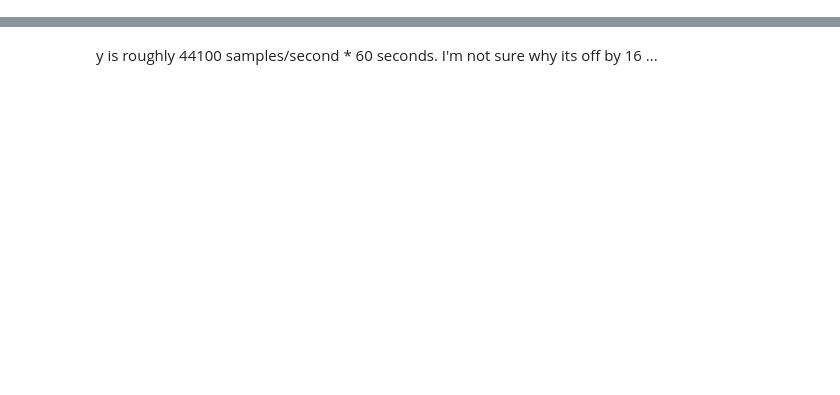
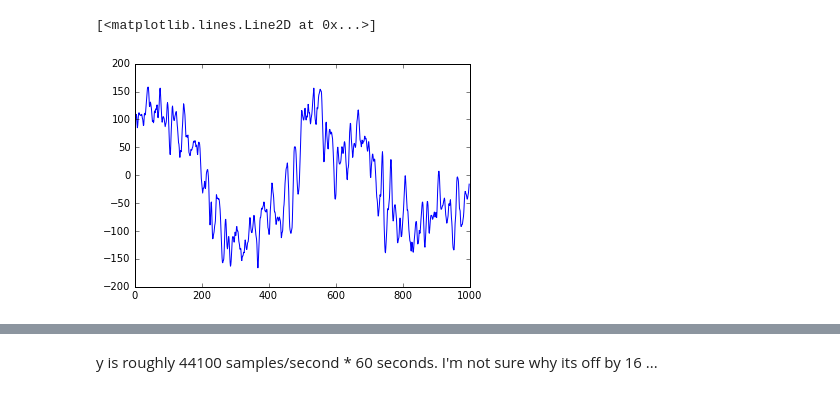
Before and after one commit to dwiel/deepfreq, a Jupyter notebook: backup.ipynb, the cells around one changed output, grey strips where cells are left out. Saved outputs shown, nothing was run; the diff lists cells and outputs as text; code cells hidden in the pictures; blank space fills up the shorter version.

```diff
--- a/backup.ipynb
+++ b/backup.ipynb
@@ -30,6 +41,13 @@ D[slice,:].shape
+# %%
+# remove phase of high freq
+D2[50:] = np.abs(D2[50:]) + (0 * 1j)
+# %%
+D3 = np.zeros(D.shape, dtype='complex')
+# %%
+D3[slice,:] = D2
 # %%
 # and then back to timeseries wav
-back_y = istft(D)
+back_y = istft(D3)
 # %%
 # convert back_y into int16 or whatever the file format has.  otherwise back_y is float
 back_y = np.array(back_y, dtype=y.dtype)
@@ -35,0 +65,5 @@ back_y = np.array(back_y, dtype=y.dtype)
+# %%
+plot(back_y[100000:101000])
+# %% [output]
+[<matplotlib.lines.Line2D at 0x...>]
+[figure, added]
```
Also changed, not shown: parts of 15 cells of this notebook.
